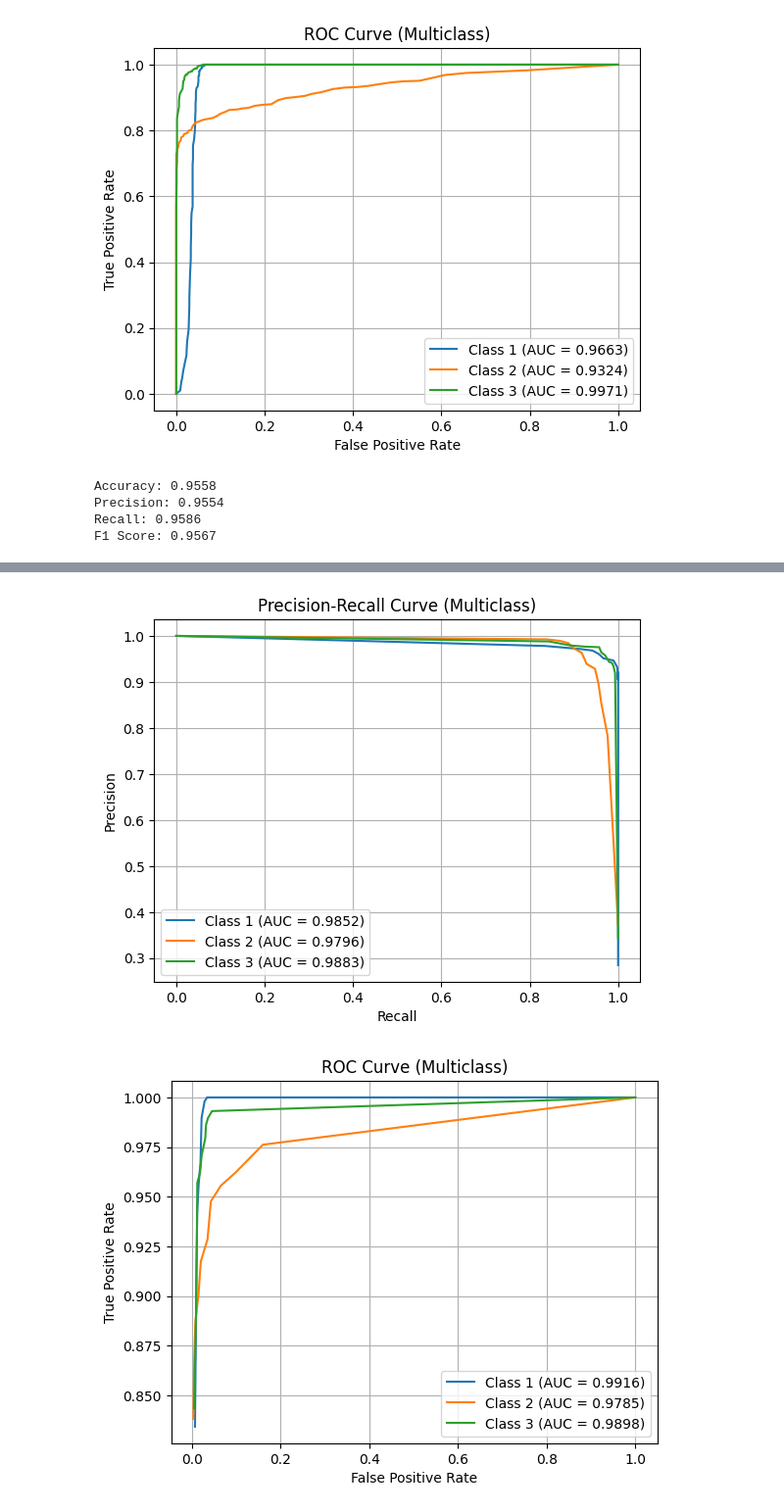
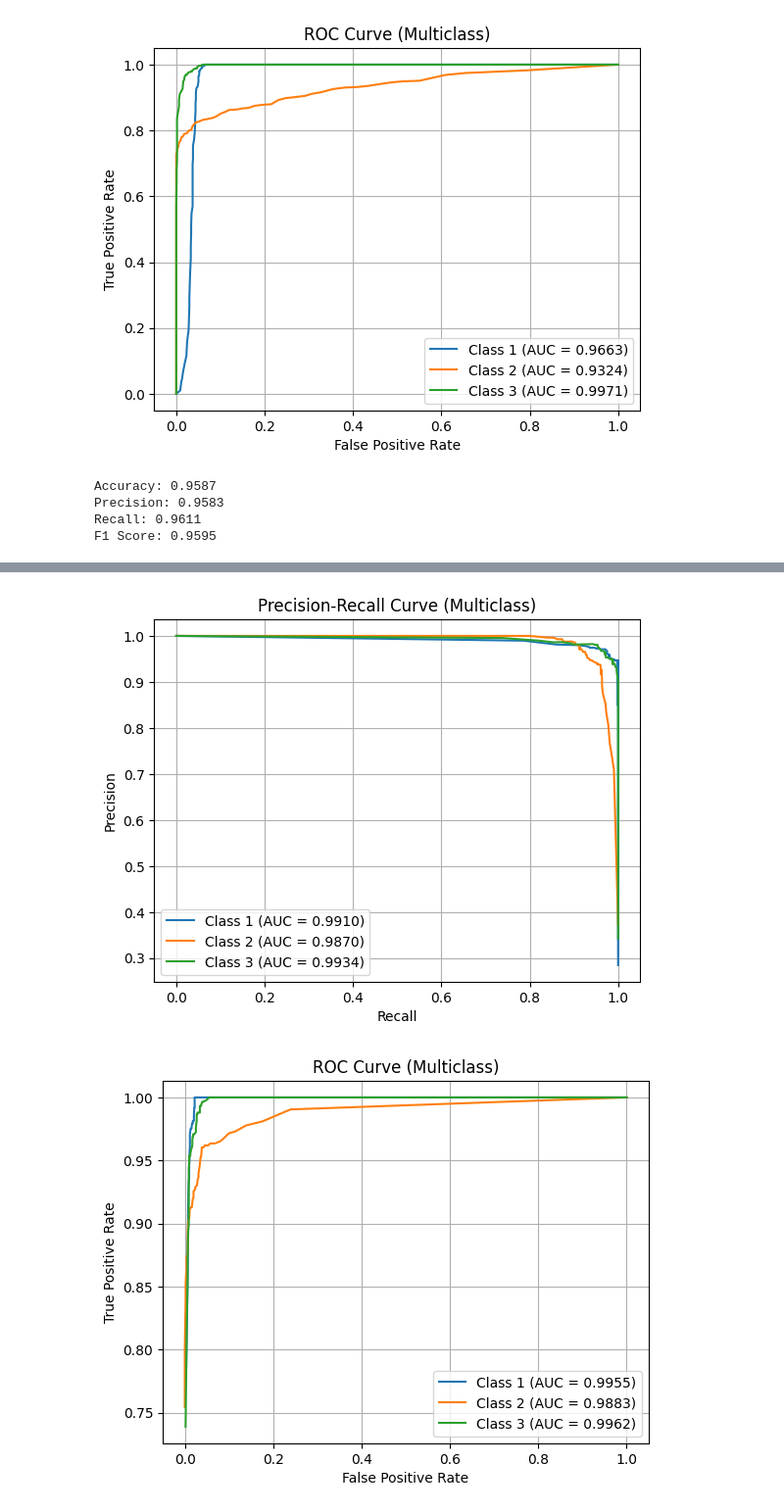
Before and after one commit to ilunomb/ML, a Jupyter notebook: TP2/Nomberg_Ilan_TP2/Problema 2/notebooks/Problema 2.ipynb, the cells around one changed output, grey strips where cells are left out. Shown at 98% size. Saved outputs shown, nothing was run; the diff lists cells and outputs as text; code cells hidden in the pictures.

```diff
--- a/TP2/Nomberg_Ilan_TP2/Problema 2/notebooks/Problema 2.ipynb
+++ b/TP2/Nomberg_Ilan_TP2/Problema 2/notebooks/Problema 2.ipynb
@@ -298,31 +295,33 @@ F1 Score: 0.9047
 [figure]
 # %%
 # random forest
-rf = RandomForest()
+# Best parameters: {'n_trees': 50, 'max_depth': 10, 'min_samples_split': 4}
+
+rf = RandomForest(n_trees=50, max_depth=10, min_samples_split=4)
 
 rf.fit(X_dev, y_dev)
 
 y_test_pred_rf = rf.predict(X_test)
 y_test_pred_proba_rf = rf.predict_proba(X_test)
 
 accuracy_score = accuracy(y_test, y_test_pred_rf)
 precision_score = precision(y_test, y_test_pred_rf)
 recall_score = recall(y_test, y_test_pred_rf)
 f1_score_value = f1_score(y_test, y_test_pred_rf)
 
 print(f"Accuracy: {accuracy_score:.4f}")
 print(f"Precision: {precision_score:.4f}")
 print(f"Recall: {recall_score:.4f}")
 print(f"F1 Score: {f1_score_value:.4f}")
 
 plot_conf_matrix(y_test, y_test_pred_rf)
 _ = plot_pr_curve(y_test, y_test_pred_proba_rf)
 _ = plot_roc_curve(y_test, y_test_pred_proba_rf)
 # %% [output]
-Accuracy: 0.9558
-Precision: 0.9554
-Recall: 0.9586
-F1 Score: 0.9567
+Accuracy: 0.9587
+Precision: 0.9583
+Recall: 0.9611
+F1 Score: 0.9595
 [figure]
-[figure, old version]
+[figure, new version]
-[figure, old version]
+[figure, new version]
```
Also changed, not shown: parts of 3 cells of this notebook, 18 other files.
